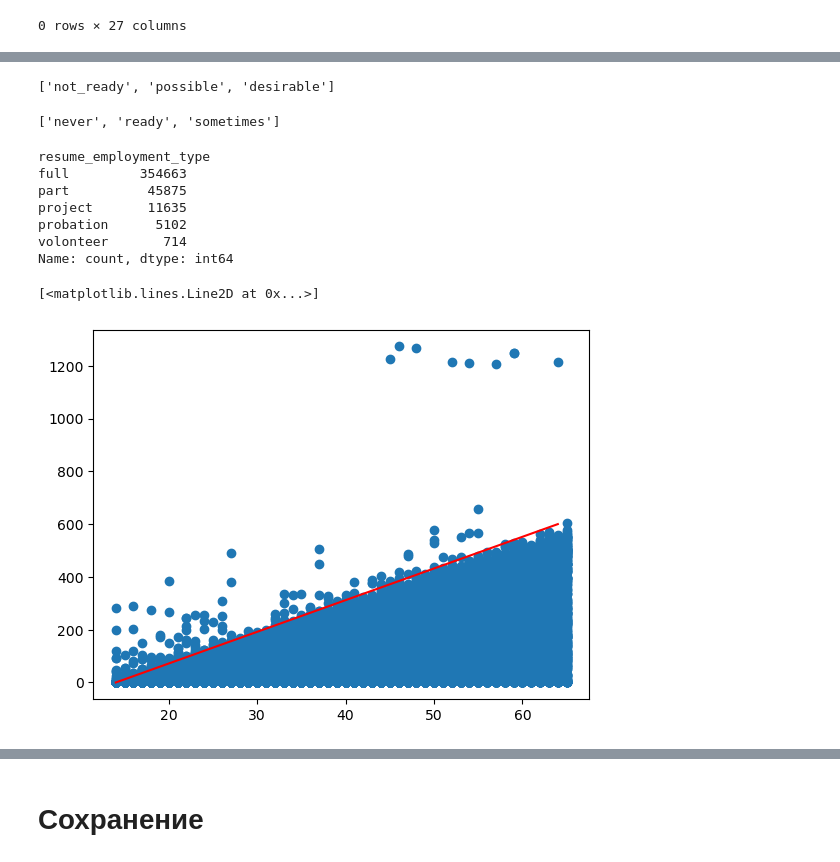
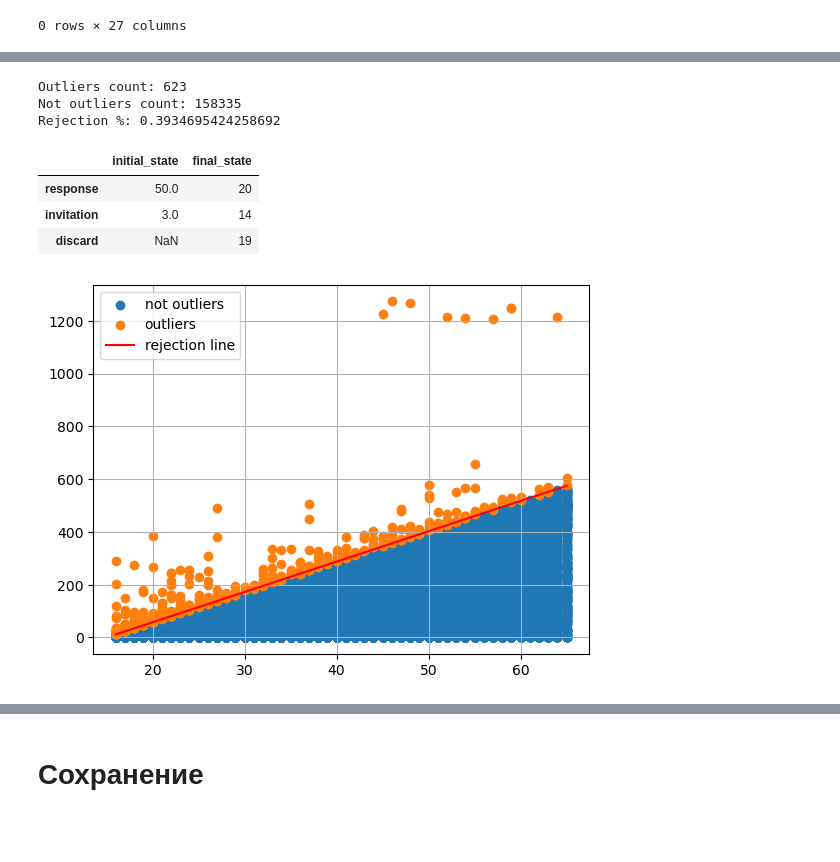
Before and after one commit to listens-to-spotify/-DA-NO-, a Jupyter notebook: preprocessing.ipynb, the cells around one changed output, grey strips where cells are left out. Drawn from its saved outputs; the diff is of its cells as text; code cells hidden in the pictures; blank space fills up the shorter version.

```diff
--- a/preprocessing.ipynb
+++ b/preprocessing.ipynb
@@ -170,3 +167,8 @@ df['applicant_age'] = 0
 for index, row in df.iterrows():
     birth_year = row['year_of_birth']
     df.loc[index, 'applicant_age'] = 2023 - int(birth_year)
+# %%
+df['successful_topic'] =  0
+for index, row in df.iterrows():
+  if (row['initial_state'] == 'invitation') or (row['final_state'] == 'invitation'):
+    df.loc[index, 'successful_topic'] = 1
@@ -238,5 +237,6 @@ min       14.000000
 # %%
-df = df[(df.applicant_age >= 14 ) & (df.applicant_age <= 65)]
+# удаляем всех, кто младше 16 или старше 65 (песнионный возраст)
+df = df[(df.applicant_age >= 16 ) & (df.applicant_age <= 65)]
 unique_resumes = df.drop_duplicates(subset=['resume_id'])
 # %%
 df.resume_region.unique().tolist()
@@ -280,11 +281,7 @@ sns.kdeplot(unique_resumes, x='expected_salary')
 # %%
 df.relocation_status.unique().tolist()
-# %% [output]
-['not_ready', 'possible', 'desirable']
 # %%
 df.business_trip_readiness.unique().tolist()
-# %% [output]
-['never', 'ready', 'sometimes']
 # %%
 df.resume_employment_type.unique().tolist()
 # Out: ['full', 'project', 'part', 'probation', 'volonteer']
@@ -303,30 +300,40 @@ df.resume_employment_type.value_counts()
 # Name: count, dtype: int64
 df.vacancy_employment_type.unique().tolist()
 # Out: ['full', 'part', 'probation', 'project', 'volonteer']
-df.resume_employment_type.value_counts()
-# resume_employment_type
-# full         354663
-# part          45875
-# project       11635
-# probation      5102
-# volonteer       714
+df.vacancy_employment_type.value_counts()
+# vacancy_employment_type
+# full         369456
+# part          46026
+# probation      3015
+# project        1461
+# volonteer         2
 # Name: count, dtype: int64
+# Волонтеры нам не нужны...
+df = df[(df.vacancy_employment_type != 'volonteer') | (df.resume_employment_type != 'volonteer')]
-# %% [output]
-resume_employment_type
-full         354663
-part          45875
-project       11635
-probation      5102
-volonteer       714
-Name: count, dtype: int64
 # %%
 def F(x):
-    return 12 * (x - 14)
-x = list(range(14, 65, 1))
+    return 11.5 * (x - 15) # 12 - сколько месяцев работают в году условно,
+x = list(range(16, 66, 1))
 y = list(map(F, x))
-plt.scatter(unique_resumes['applicant_age'], unique_resumes['work_experience_months'])
-plt.plot(x, y, 'r')
 # Пока не знаем как задать эту прямую
+unique_resumes_cp = unique_resumes.copy()
+outliers = unique_resumes_cp[unique_resumes_cp.work_experience_months > unique_resumes_cp.applicant_age.apply(F)]
+not_outliers = unique_resumes_cp[unique_resumes_cp.work_experience_months <= unique_resumes_cp.applicant_age.apply(F)]
+plt.scatter(not_outliers['applicant_age'], not_outliers['work_experience_months'], label='not outliers')
+plt.scatter(outliers['applicant_age'], outliers['work_experience_months'], label='outliers')
+plt.plot(x, y, label='rejection line', color='r')
+plt.legend()
+plt.grid()
+print(f'Outliers count: {outliers.shape[0]}')
+print(f'Not outliers count: {not_outliers.shape[0]}')
+print(f'Rejection %: {outliers.shape[0]/not_outliers.shape[0]*100}')
+outliers[outliers.applicant_age <= 16].agg({'initial_state': 'value_counts', 'final_state': 'value_counts'})
 # %% [output]
-[<matplotlib.lines.Line2D at 0x...>]
+Outliers count: 623
+Not outliers count: 158335
+Rejection %: 0.3934695424258692
+|  | initial_state | final_state |
+| response | 50.0 | 20 |
+| invitation | 3.0 | 14 |
+| discard | NaN | 19 |
-[figure, old version]
+[figure, new version]
```
Also changed, not shown: parts of 23 cells of this notebook.
